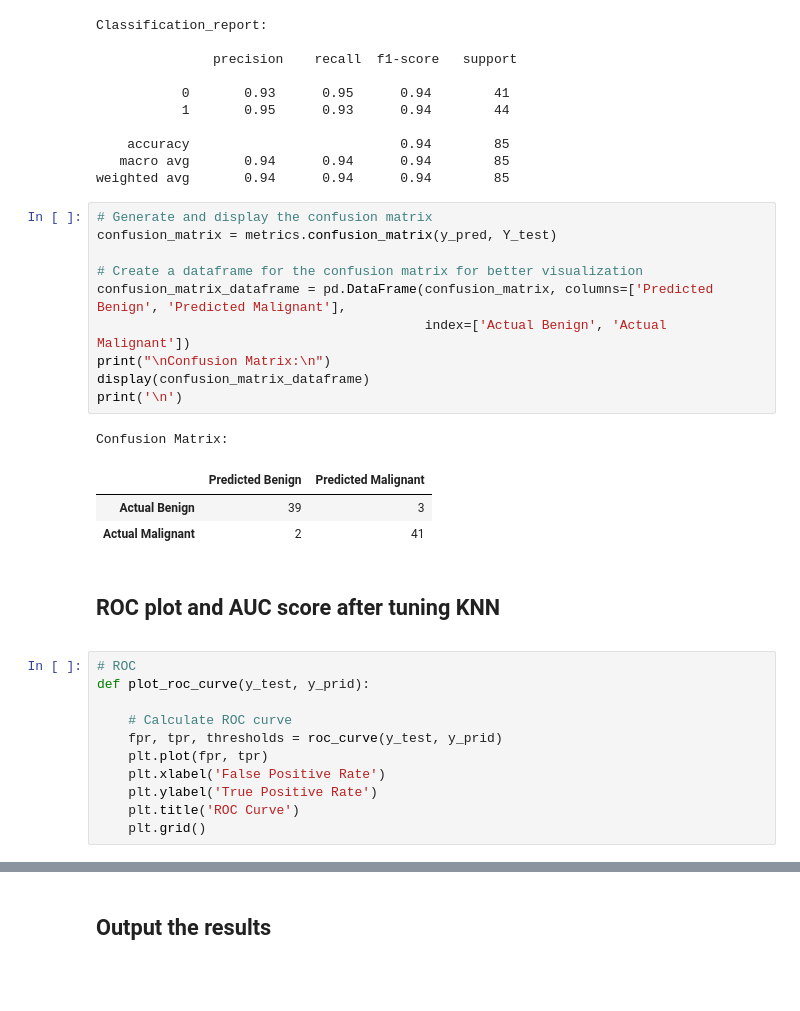
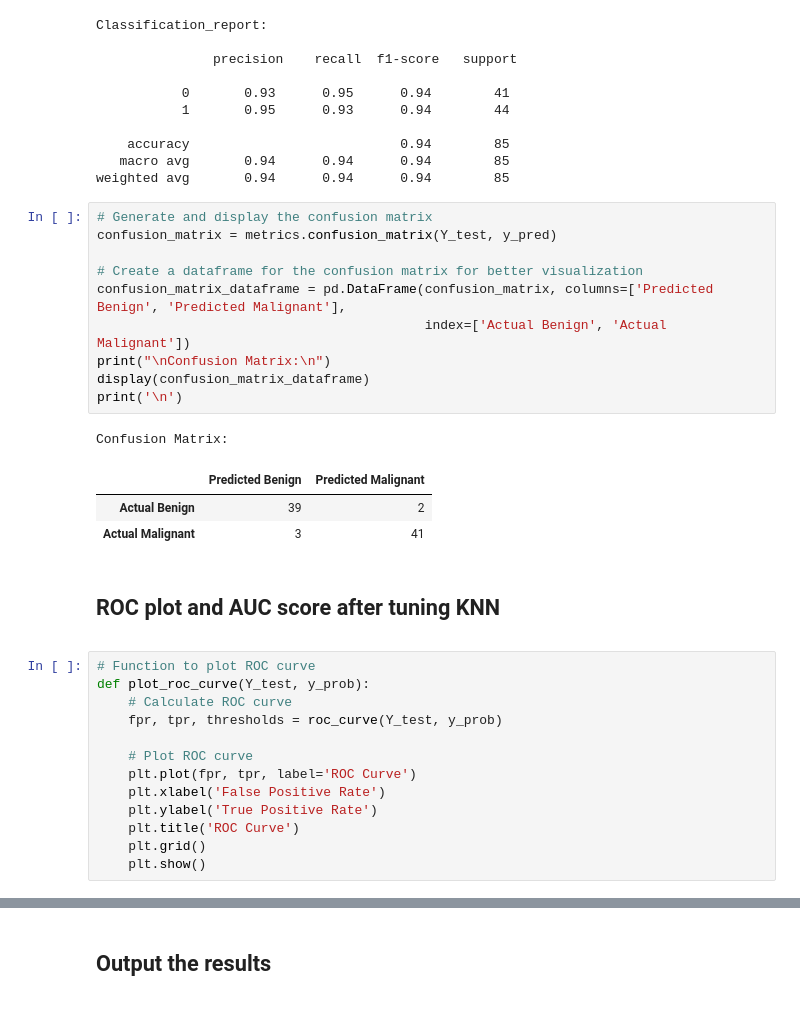
Before and after one commit to Ehsan-Behzadi/Breast-Cancer-Prediction-Model, a Jupyter notebook: ML_model_Breast_Cancer_Wisconsin.ipynb, the cells around one changed output, grey strips where cells are left out. Drawn from its saved outputs; the diff is of its cells as text.

```diff
--- a/ML_model_Breast_Cancer_Wisconsin.ipynb
+++ b/ML_model_Breast_Cancer_Wisconsin.ipynb
@@ -1527,32 +1639,34 @@ Classification_report:
 weighted avg       0.94      0.94      0.94        85
 # %%
 # Generate and display the confusion matrix
-confusion_matrix = metrics.confusion_matrix(y_pred, Y_test)
+confusion_matrix = metrics.confusion_matrix(Y_test, y_pred)
 
 # Create a dataframe for the confusion matrix for better visualization
 confusion_matrix_dataframe = pd.DataFrame(confusion_matrix, columns=['Predicted Benign', 'Predicted Malignant'],
                                           index=['Actual Benign', 'Actual Malignant'])
 print("\nConfusion Matrix:\n")
 display(confusion_matrix_dataframe)
 print('\n')
 # %% [output]
 Confusion Matrix:
 |  | Predicted Benign | Predicted Malignant |
-| Actual Benign | 39 | 3 |
-| Actual Malignant | 2 | 41 |
+| Actual Benign | 39 | 2 |
+| Actual Malignant | 3 | 41 |
 # %% [markdown]
 <div id="roc">
     <h2>ROC plot and AUC score after tuning KNN</h2>
 </div>
 # %%
-# ROC
-def plot_roc_curve(y_test, y_prid):
+# Function to plot ROC curve
+def plot_roc_curve(Y_test, y_prob):
+    # Calculate ROC curve
+    fpr, tpr, thresholds = roc_curve(Y_test, y_prob)
 
-    # Calculate ROC curve
-    fpr, tpr, thresholds = roc_curve(y_test, y_prid)
-    plt.plot(fpr, tpr)
+    # Plot ROC curve
+    plt.plot(fpr, tpr, label='ROC Curve')
     plt.xlabel('False Positive Rate')
     plt.ylabel('True Positive Rate')
     plt.title('ROC Curve')
     plt.grid()
+    plt.show()
 # %%
```
Also changed, not shown: parts of 20 cells of this notebook.
